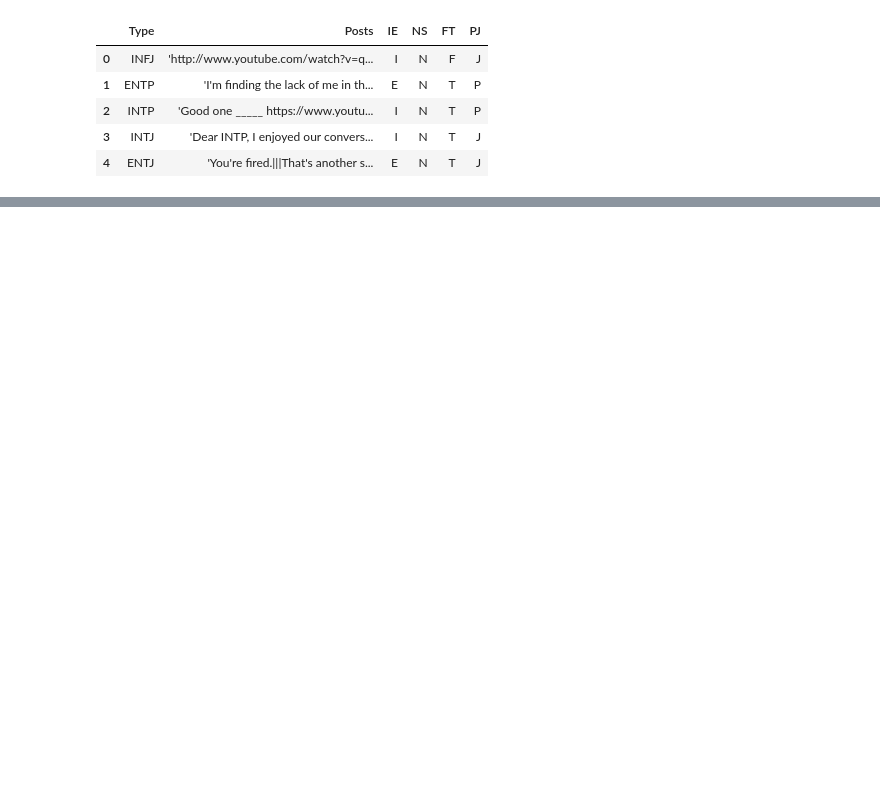
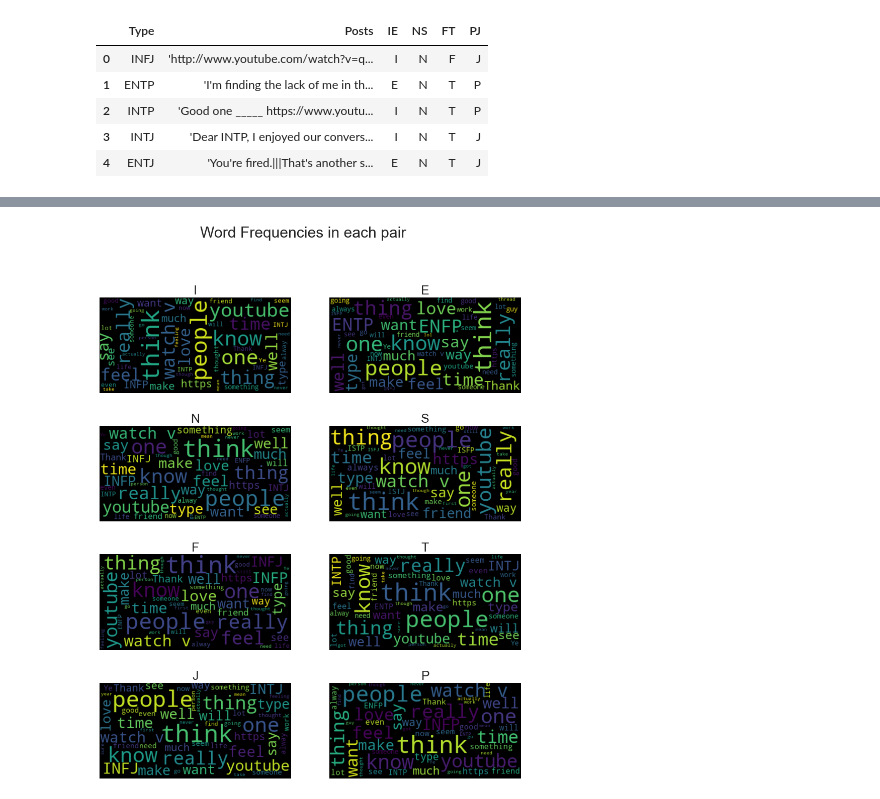
Before and after one commit to shshakib/Twitter-Personality-Prediction, a Jupyter notebook: Step1 Reading and Exploring data.ipynb, the cells around one changed output, grey strips where cells are left out. Cells and saved outputs as stored; diff of their text form; code cells hidden in the pictures; blank space fills up the shorter version.

```diff
--- a/Step1 Reading and Exploring data.ipynb
+++ b/Step1 Reading and Exploring data.ipynb
@@ -116,0 +127,21 @@ for i, category in enumerate(category_List):
+# %%
+from wordcloud import WordCloud
+import matplotlib.pyplot as plt
+
+classes = ['IE' , 'NS', 'FT', 'PJ']
+i = 0
+fig, ax = plt.subplots(figsize=(15,18))
+for item in classes:
+    #type_Number = len(mbti_Dataset[item].unique())
+    for t in mbti_Dataset[item].unique():
+        temp_Df = mbti_Dataset[mbti_Dataset[item] == t]
+        WC = WordCloud(background_color="black", max_words=50, max_font_size=50).generate(temp_Df['Posts'].to_string())
+        plt.subplot(4,2,i+1)
+        plt.title(label = t, fontsize=25)
+        plt.axis("off")
+        plt.imshow(WC, interpolation='bilinear')
+        i+=1
+fig.suptitle('Word Frequencies in each pair', fontsize=30)
+plt.show()
+# %% [output]
+[figure, added]
```
Also changed, not shown: parts of 6 cells of this notebook, 1 other file.
